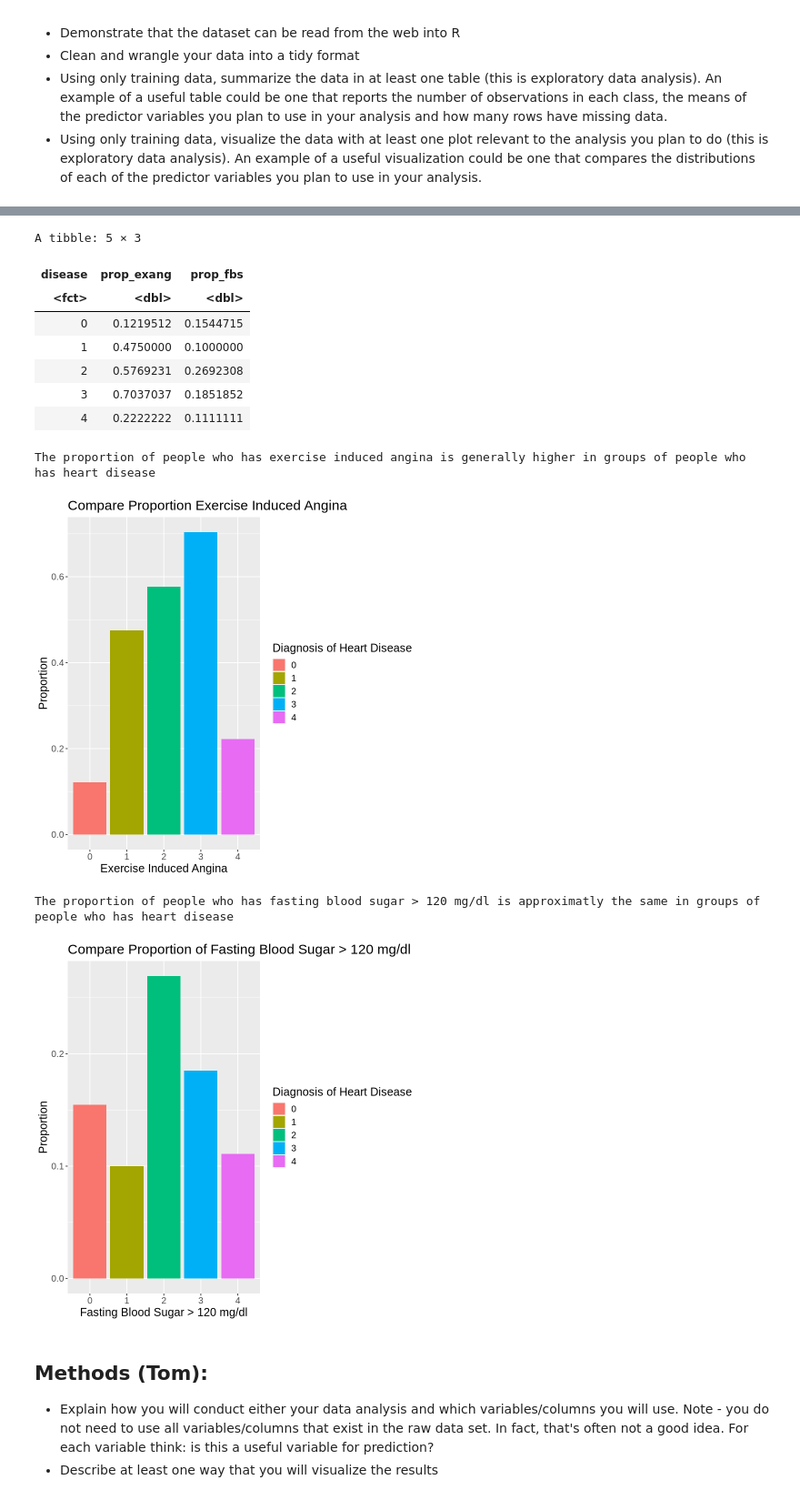
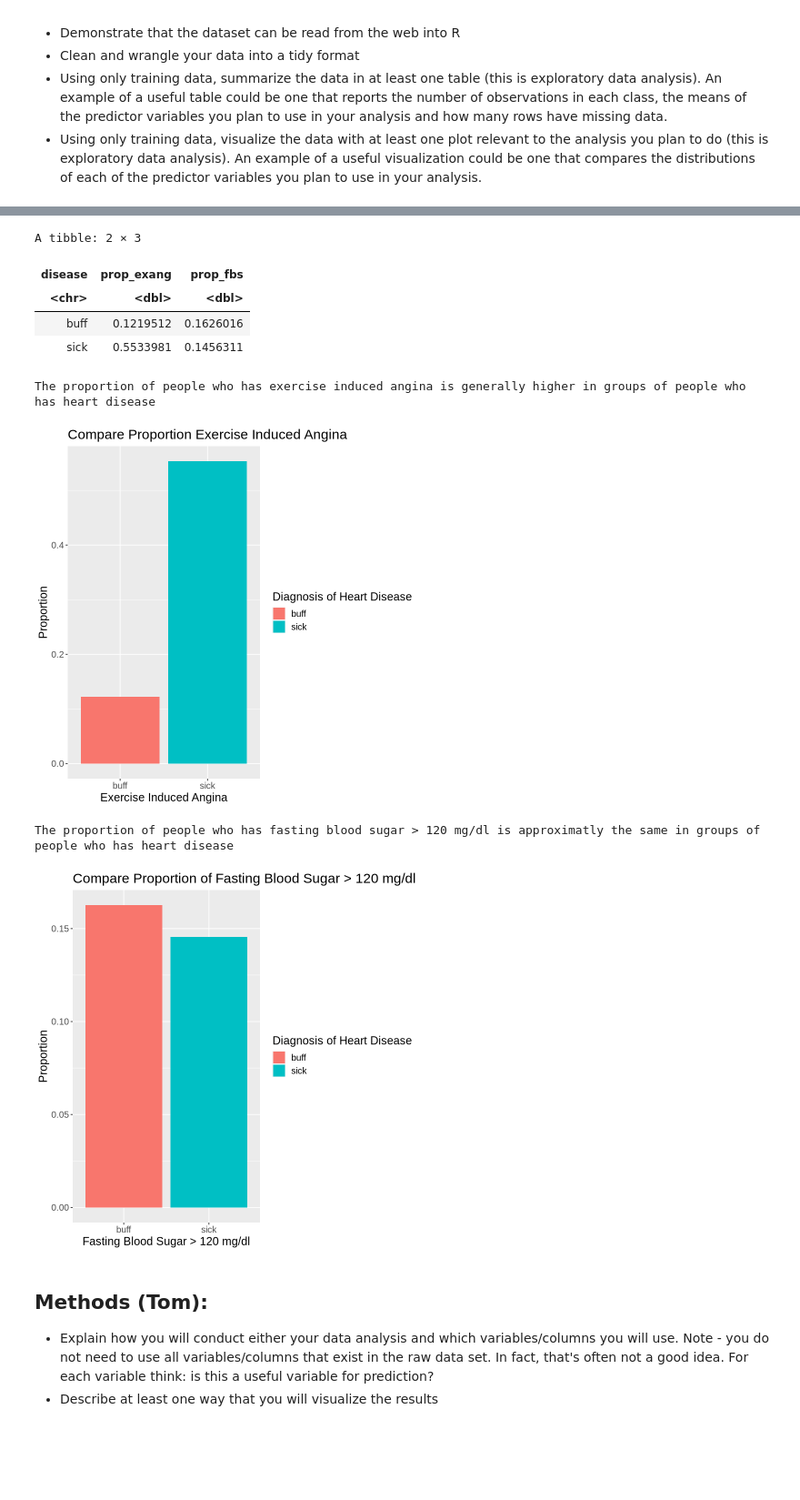
Before and after one commit to mikzine/DSCI-100-project-010-4, a Jupyter notebook: group_project_proposal.ipynb, the cells around one changed output, grey strips where cells are left out. Shown at 91% size. Cells and saved outputs as stored; diff of their text form; code cells hidden in the pictures; blank space fills up the shorter version.

```diff
--- a/group_project_proposal.ipynb
+++ b/group_project_proposal.ipynb
@@ -23,13 +24,8 @@ library(tidymodels)
 # %%
 # read data
-heart_data <- read_csv("data/processed.cleveland.data",
-                 col_names = c("age", "sex", "cp", "trestbps",
-                               "chol", "fbs", "restecg", "thalach", "exang",
-                               "oldpeak", "slope", "ca", "thal", "disease"), na = "?")
-# turn integer to factor (to categorical data)
-heart_data <- heart_data |>
-        mutate(sex = as_factor(sex), cp = as_factor(cp), fbs = as_factor(fbs), restecg = as_factor(restecg),
-               exang = as_factor(exang), slope = as_factor(slope), thal = as_factor(thal), disease = as_factor(disease))
-
+heart_data <- read_table("data/cleve.mod", skip = 20, col_names = c("age", "sex", "cp", "trestbps", "chol", "fbs", "restecg",
+                                                                    "thalach", "exang", "oldpeak", "slope", "ca", "thal",
+                                                                    "disease"), na = "?")
+rename(heart_data$disease, "healthy" = "buff")
 head(heart_data)
 # %% [output]
@@ -154,44 +152,41 @@ The box-plots overlap, resting blood pressure  is not statistical significant in
 # Visualization (boxplots)
 prop_heart <- heart_train|>
     group_by(disease) |>
-    summarize(prop_exang = mean(exang == 1), prop_fbs = mean(fbs == 1))
+    summarize(prop_exang = mean(exang == "true"), prop_fbs = mean(fbs == "true"))
 head(prop_heart)
 exang_bar <- prop_heart |>
   ggplot(aes(x = disease, y = prop_exang, fill = disease)) +
   geom_bar(stat = "identity") +
   labs(title = "Compare Proportion Exercise Induced Angina",
        x = "Exercise Induced Angina",
        y = "Proportion",
        fill = "Diagnosis of Heart Disease") +
        theme(text = element_text(size = 15))
 exang_bar
 
 cat("The proportion of people who has exercise induced angina is generally higher in groups of people who has heart disease")
 
 fbs_bar <- prop_heart |>
   ggplot(aes(x = disease, y = prop_fbs, fill = disease)) +
   geom_bar(stat = "identity") +
   labs(title = "Compare Proportion of Fasting Blood Sugar > 120 mg/dl",
        x = "Fasting Blood Sugar > 120 mg/dl",
        y = "Proportion",
        fill = "Diagnosis of Heart Disease") +
        theme(text = element_text(size = 15))
 fbs_bar
 
 cat("The proportion of people who has fasting blood sugar > 120 mg/dl is approximatly the same in groups of people who has heart disease")
 # %% [output]
-A tibble: 5 × 3
+A tibble: 2 × 3
 | disease | prop_exang | prop_fbs |
-| <fct> | <dbl> | <dbl> |
-| 0 | 0.1219512 | 0.1544715 |
-| 1 | 0.4750000 | 0.1000000 |
-| 2 | 0.5769231 | 0.2692308 |
-| 3 | 0.7037037 | 0.1851852 |
-| 4 | 0.2222222 | 0.1111111 |
+| <chr> | <dbl> | <dbl> |
+| buff | 0.1219512 | 0.1626016 |
+| sick | 0.5533981 | 0.1456311 |
 The proportion of people who has exercise induced angina is generally higher in groups of people who has heart disease
-[figure, old version]
+[figure, new version]
 The proportion of people who has fasting blood sugar > 120 mg/dl is approximatly the same in groups of people who has heart disease
-[figure, old version]
+[figure, new version]
 # %% [markdown]
 ## Methods (Tom):
 - Explain how you will conduct either your data analysis and which variables/columns you will use. Note - you do not need to use all variables/columns that exist in the raw data set. In fact, that's often not a good idea. For each variable think: is this a useful variable for prediction?
```
Also changed, not shown: parts of 5 cells of this notebook.
